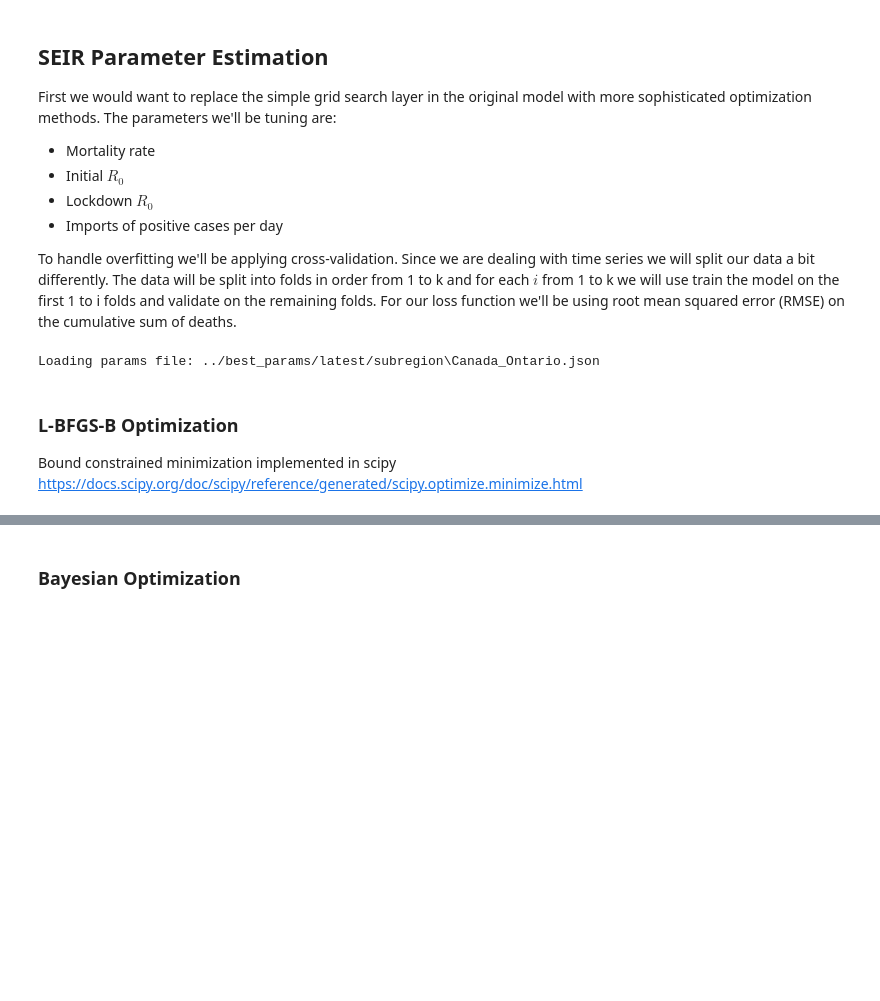
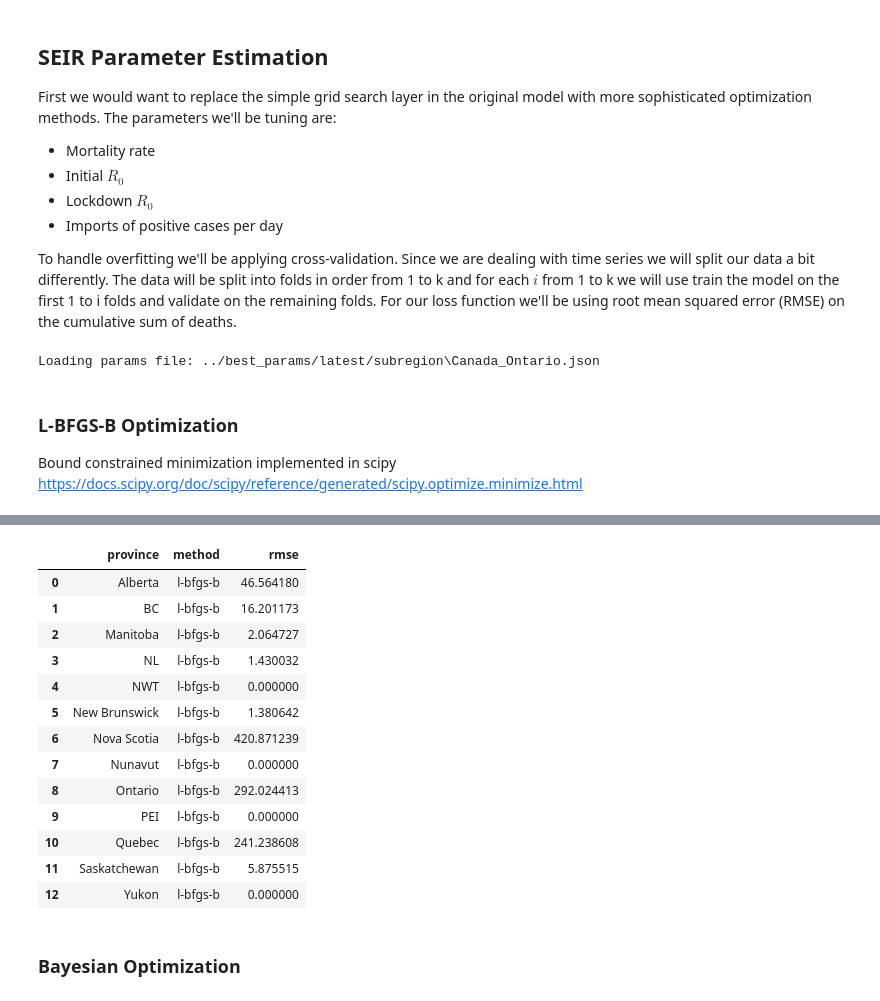
Before and after one commit to Quang-Vinh/yyg-seir-simulator, a Jupyter notebook: notebooks/seir-model.ipynb, the cells around one changed output, grey strips where cells are left out. Saved outputs shown, nothing was run; the diff lists cells and outputs as text; code cells hidden in the pictures; blank space fills up the shorter version.

Commit message:
Add cross validation scores for bounded constrained optimization

```diff
--- a/notebooks/seir-model.ipynb
+++ b/notebooks/seir-model.ipynb
@@ -167,6 +174,9 @@ region_model = RegionModel(
     region_params,
     compute_hospitalizations=(not skip_hospitalizations),
 )
+
+# Dataframe to store cross validation scores
+cv_scores = pd.DataFrame(columns=["province", "method", "fold", "rmse"])
 # %% [output]
 Loading params file: ../best_params/latest/subregion\Canada_Ontario.json
 # %%
@@ -178,6 +188,7 @@ def loss(
 ) -> float:
     """
     Helper function for calculting root mean squared error for SEIR model.
+    The variable params should be (initial_r_0, lockdown_r_0, mortality_rate, daily_imports)
     """
     # Initialize parameters for region model
     (
@@ -209,11 +220,14 @@ Bound constrained minimization implemented in scipy https://docs.scipy.org/doc/s
 %%time
 
 # Estimate optimal parameters using L-BFGS-B method in scipy
+x0 = [1, 1, 0.01, 100]
+bounds = [(1e-4, 10), (1e-4, 10), (1e-4, 0.2 - 1e-6), (0, 1000)]
+
 optimal = minimize(
     loss,
-    x0=[1, 1, 0.01, 100],
+    x0=x0,
     args=(params_dict, region_model, mortality_ontario),
     method="L-BFGS-B",
-    bounds=[(1e-4, 10), (1e-4, 10), (1e-4, 0.2 - 1e-6), (0, 1000)],
+    bounds=bounds,
 )
 # %% [output]
@@ -243,3 +304,21 @@ plot_predictions(mortality_pred, title="COVID-19 mortality in Ontario, Canada")
+# %%
+# Average rmse scores
+cv_scores.groupby(["province", "method"]).agg({"rmse": "mean"}).reset_index()
+# %% [output]
+|  | province | method | rmse |
+| 0 | Alberta | l-bfgs-b | 46.564180 |
+| 1 | BC | l-bfgs-b | 16.201173 |
+| 2 | Manitoba | l-bfgs-b | 2.064727 |
+| 3 | NL | l-bfgs-b | 1.430032 |
+| 4 | NWT | l-bfgs-b | 0.000000 |
+| 5 | New Brunswick | l-bfgs-b | 1.380642 |
+| 6 | Nova Scotia | l-bfgs-b | 420.871239 |
+| 7 | Nunavut | l-bfgs-b | 0.000000 |
+| 8 | Ontario | l-bfgs-b | 292.024413 |
+| 9 | PEI | l-bfgs-b | 0.000000 |
+| 10 | Quebec | l-bfgs-b | 241.238608 |
+| 11 | Saskatchewan | l-bfgs-b | 5.875515 |
+| 12 | Yukon | l-bfgs-b | 0.000000 |
 # %% [markdown]
 ### Bayesian Optimization
 # %%
```
Also changed, not shown: parts of 11 cells of this notebook.
